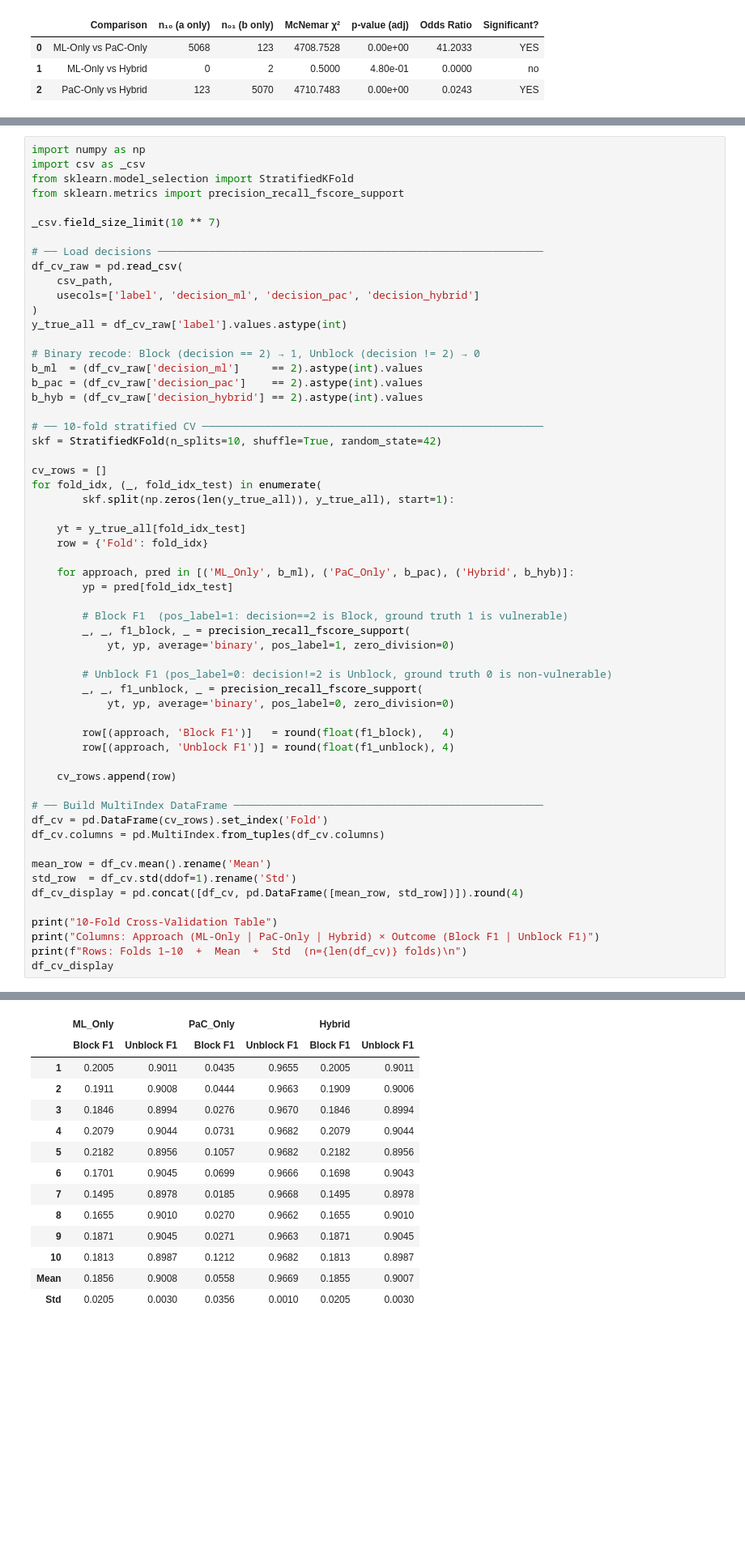
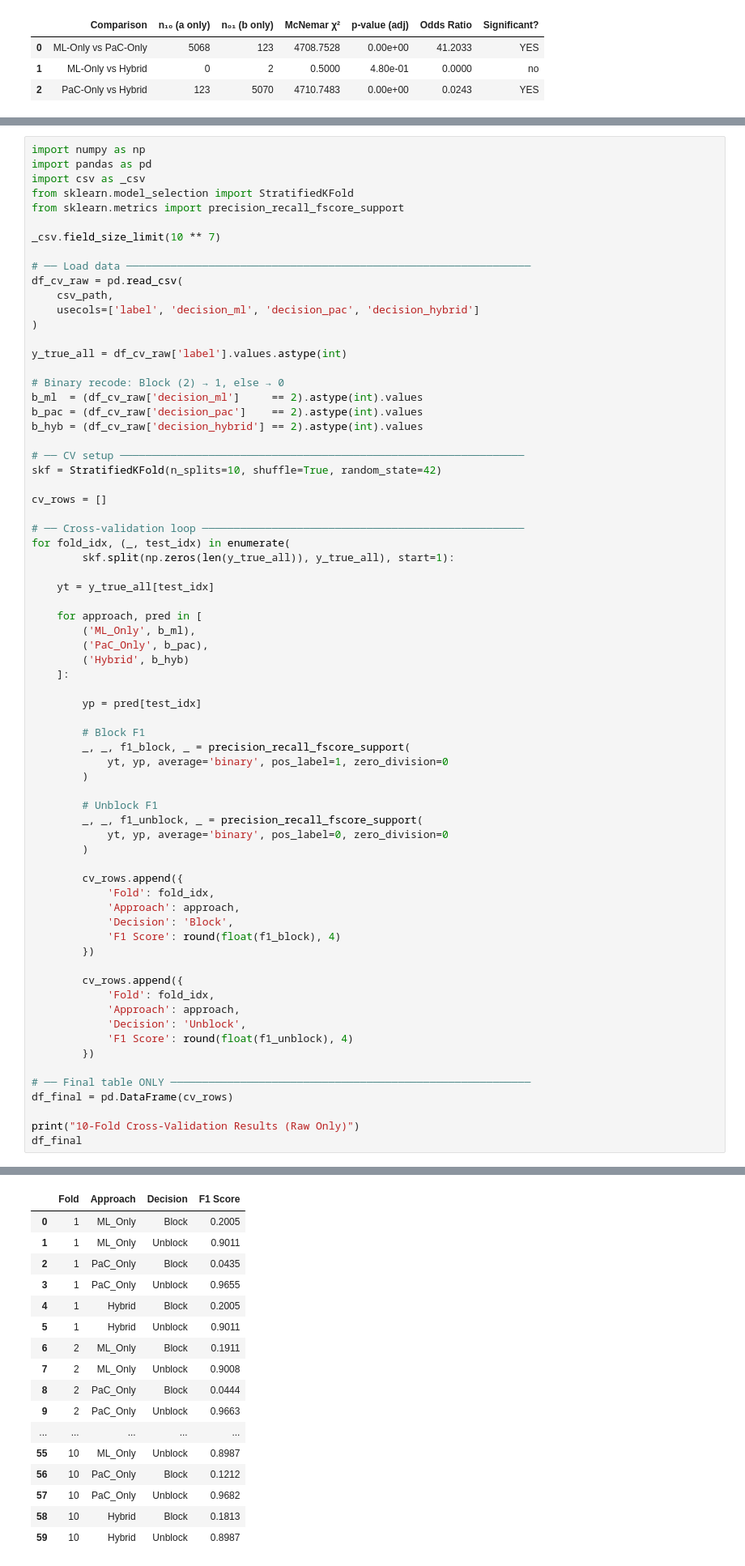
Before and after one commit to yunjin08/ml-code-eval, a Jupyter notebook: notebooks/findings.ipynb, the cells around one changed output, grey strips where cells are left out. Shown at 81% size. Drawn from its saved outputs; the diff is of its cells as text; blank space fills up the shorter version.

```diff
--- a/notebooks/findings.ipynb
+++ b/notebooks/findings.ipynb
@@ -642,60 +642,72 @@ Three assumption checks precede the ANOVA:
 3. **Two-way ANOVA** — main effect of Approach after removing Fold variance
 # %%
 import numpy as np
+import pandas as pd
 import csv as _csv
 from sklearn.model_selection import StratifiedKFold
 from sklearn.metrics import precision_recall_fscore_support
 
 _csv.field_size_limit(10 ** 7)
 
-# ── Load decisions ─────────────────────────────────────────────────────────────
+# ── Load data ────────────────────────────────────────────────────────────────
 df_cv_raw = pd.read_csv(
     csv_path,
     usecols=['label', 'decision_ml', 'decision_pac', 'decision_hybrid']
 )
+
 y_true_all = df_cv_raw['label'].values.astype(int)
 
-# Binary recode: Block (decision == 2) → 1, Unblock (decision != 2) → 0
+# Binary recode: Block (2) → 1, else → 0
 b_ml  = (df_cv_raw['decision_ml']     == 2).astype(int).values
 b_pac = (df_cv_raw['decision_pac']    == 2).astype(int).values
 b_hyb = (df_cv_raw['decision_hybrid'] == 2).astype(int).values
 
-# ── 10-fold stratified CV ──────────────────────────────────────────────────────
+# ── CV setup ────────────────────────────────────────────────────────────────
 skf = StratifiedKFold(n_splits=10, shuffle=True, random_state=42)
 
 cv_rows = []
-for fold_idx, (_, fold_idx_test) in enumerate(
+
+# ── Cross-validation loop ───────────────────────────────────────────────────
+for fold_idx, (_, test_idx) in enumerate(
         skf.split(np.zeros(len(y_true_all)), y_true_all), start=1):
 
-    yt = y_true_all[fold_idx_test]
-    row = {'Fold': fold_idx}
+    yt = y_true_all[test_idx]
 
-    for approach, pred in [('ML_Only', b_ml), ('PaC_Only', b_pac), ('Hybrid', b_hyb)]:
-        yp = pred[fold_idx_test]
+    for approach, pred in [
+        ('ML_Only', b_ml),
+        ('PaC_Only', b_pac),
+        ('Hybrid', b_hyb)
+    ]:
 
-        # Block F1  (pos_label=1: decision==2 is Block, ground truth 1 is vulnerable)
+        yp = pred[test_idx]
+
+        # Block F1
         _, _, f1_block, _ = precision_recall_fscore_support(
-            yt, yp, average='binary', pos_label=1, zero_division=0)
+            yt, yp, average='binary', pos_label=1, zero_division=0
+        )
 
-        # Unblock F1 (pos_label=0: decision!=2 is Unblock, ground truth 0 is non-vulnerable)
+        # Unblock F1
         _, _, f1_unblock, _ = precision_recall_fscore_support(
-            yt, yp, average='binary', pos_label=0, zero_division=0)
+            yt, yp, average='binary', pos_label=0, zero_division=0
+        )
 
-        row[(approach, 'Block F1')]   = round(float(f1_block),   4)
-        row[(approach, 'Unblock F1')] = round(float(f1_unblock), 4)
+        cv_rows.append({
+            'Fold': fold_idx,
+            'Approach': approach,
+            'Decision': 'Block',
+            'F1 Score': round(float(f1_block), 4)
+        })
 
-    cv_rows.append(row)
+        cv_rows.append({
+            'Fold': fold_idx,
+            'Approach': approach,
+            'Decision': 'Unblock',
+            'F1 Score': round(float(f1_unblock), 4)
+        })
 
-# ── Build MultiIndex DataFrame ─────────────────────────────────────────────────
-df_cv = pd.DataFrame(cv_rows).set_index('Fold')
-df_cv.columns = pd.MultiIndex.from_tuples(df_cv.columns)
+# ── Final table ONLY ─────────────────────────────────────────────────────────
+df_final = pd.DataFrame(cv_rows)
 
-mean_row = df_cv.mean().rename('Mean')
-std_row  = df_cv.std(ddof=1).rename('Std')
-df_cv_display = pd.concat([df_cv, pd.DataFrame([mean_row, std_row])]).round(4)
-
-print("10-Fold Cross-Validation Table")
-print("Columns: Approach (ML-Only | PaC-Only | Hybrid) × Outcome (Block F1 | Unblock F1)")
-print(f"Rows: Folds 1–10  +  Mean  +  Std  (n={len(df_cv)} folds)\n")
-df_cv_display
+print("10-Fold Cross-Validation Results (Raw Only)")
+df_final
 # %% [output]
@@ -705,17 +715,20 @@ Rows: Folds 1–10  +  Mean  +  Std  (n=10 folds)
-|  | ML_Only |  | PaC_Only |  | Hybrid |  |
-|  | Block F1 | Unblock F1 | Block F1 | Unblock F1 | Block F1 | Unblock F1 |
-| 1 | 0.2005 | 0.9011 | 0.0435 | 0.9655 | 0.2005 | 0.9011 |
-| 2 | 0.1911 | 0.9008 | 0.0444 | 0.9663 | 0.1909 | 0.9006 |
-| 3 | 0.1846 | 0.8994 | 0.0276 | 0.9670 | 0.1846 | 0.8994 |
-| 4 | 0.2079 | 0.9044 | 0.0731 | 0.9682 | 0.2079 | 0.9044 |
-| 5 | 0.2182 | 0.8956 | 0.1057 | 0.9682 | 0.2182 | 0.8956 |
-| 6 | 0.1701 | 0.9045 | 0.0699 | 0.9666 | 0.1698 | 0.9043 |
-| 7 | 0.1495 | 0.8978 | 0.0185 | 0.9668 | 0.1495 | 0.8978 |
-| 8 | 0.1655 | 0.9010 | 0.0270 | 0.9662 | 0.1655 | 0.9010 |
-| 9 | 0.1871 | 0.9045 | 0.0271 | 0.9663 | 0.1871 | 0.9045 |
-| 10 | 0.1813 | 0.8987 | 0.1212 | 0.9682 | 0.1813 | 0.8987 |
-| Mean | 0.1856 | 0.9008 | 0.0558 | 0.9669 | 0.1855 | 0.9007 |
-| Std | 0.0205 | 0.0030 | 0.0356 | 0.0010 | 0.0205 | 0.0030 |
+|  | Fold | Approach | Decision | F1 Score |
+| 0 | 1 | ML_Only | Block | 0.2005 |
+| 1 | 1 | ML_Only | Unblock | 0.9011 |
+| 2 | 1 | PaC_Only | Block | 0.0435 |
+| 3 | 1 | PaC_Only | Unblock | 0.9655 |
+| 4 | 1 | Hybrid | Block | 0.2005 |
+| 5 | 1 | Hybrid | Unblock | 0.9011 |
+| 6 | 2 | ML_Only | Block | 0.1911 |
+| 7 | 2 | ML_Only | Unblock | 0.9008 |
+| 8 | 2 | PaC_Only | Block | 0.0444 |
+| 9 | 2 | PaC_Only | Unblock | 0.9663 |
+| ... | ... | ... | ... | ... |
+| 55 | 10 | ML_Only | Unblock | 0.8987 |
+| 56 | 10 | PaC_Only | Block | 0.1212 |
+| 57 | 10 | PaC_Only | Unblock | 0.9682 |
+| 58 | 10 | Hybrid | Block | 0.1813 |
+| 59 | 10 | Hybrid | Unblock | 0.8987 |
 # %% [markdown]
 ### 11a. Normality Check — Shapiro–Wilk Test
 
```
Also changed, not shown: parts of 4 cells of this notebook, 2 other files.
